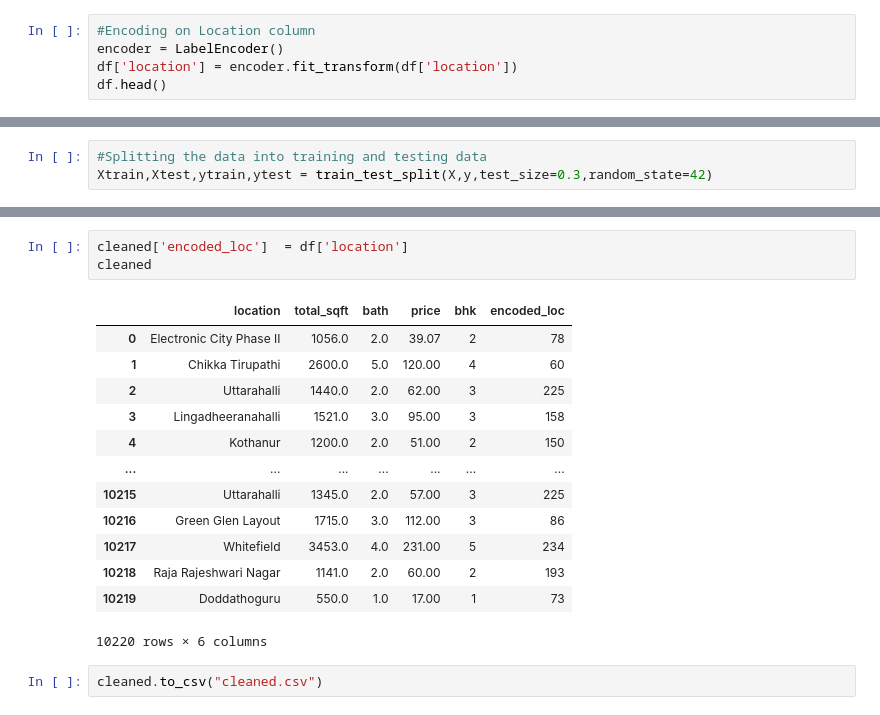
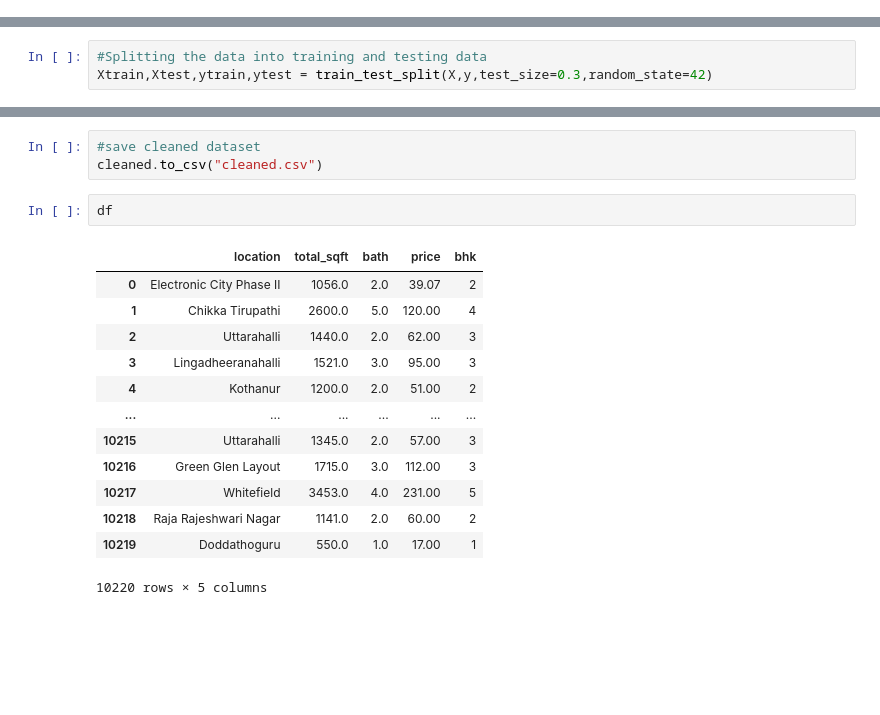
Before and after one commit to Taj1920/Bengaluru_house_price_predictor, a Jupyter notebook: model.ipynb, the cells around one changed output, grey strips where cells are left out. Drawn from its saved outputs; the diff is of its cells as text; blank space fills up the shorter version.

```diff
--- a/model.ipynb
+++ b/model.ipynb
@@ -295,8 +296,3 @@ df.head()
 cleaned = df.copy()
 # %% [markdown]
 Machine Learning
-# %%
-#Encoding on Location column
-encoder = LabelEncoder()
-df['location'] = encoder.fit_transform(df['location'])
-df.head()
@@ -363,19 +362,19 @@ df.head()
-# %%
-cleaned['encoded_loc']  = df['location']
-cleaned
-# %% [output]
-|  | location | total_sqft | bath | price | bhk | encoded_loc |
-| 0 | Electronic City Phase II | 1056.0 | 2.0 | 39.07 | 2 | 78 |
-| 1 | Chikka Tirupathi | 2600.0 | 5.0 | 120.00 | 4 | 60 |
-| 2 | Uttarahalli | 1440.0 | 2.0 | 62.00 | 3 | 225 |
-| 3 | Lingadheeranahalli | 1521.0 | 3.0 | 95.00 | 3 | 158 |
-| 4 | Kothanur | 1200.0 | 2.0 | 51.00 | 2 | 150 |
-| ... | ... | ... | ... | ... | ... | ... |
-| 10215 | Uttarahalli | 1345.0 | 2.0 | 57.00 | 3 | 225 |
-| 10216 | Green Glen Layout | 1715.0 | 3.0 | 112.00 | 3 | 86 |
-| 10217 | Whitefield | 3453.0 | 4.0 | 231.00 | 5 | 234 |
-| 10218 | Raja Rajeshwari Nagar | 1141.0 | 2.0 | 60.00 | 2 | 193 |
-| 10219 | Doddathoguru | 550.0 | 1.0 | 17.00 | 1 | 73 |
-10220 rows × 6 columns
 # %%
+#save cleaned dataset
 cleaned.to_csv("cleaned.csv")
+# %%
+df
+# %% [output]
+|  | location | total_sqft | bath | price | bhk |
+| 0 | Electronic City Phase II | 1056.0 | 2.0 | 39.07 | 2 |
+| 1 | Chikka Tirupathi | 2600.0 | 5.0 | 120.00 | 4 |
+| 2 | Uttarahalli | 1440.0 | 2.0 | 62.00 | 3 |
+| 3 | Lingadheeranahalli | 1521.0 | 3.0 | 95.00 | 3 |
+| 4 | Kothanur | 1200.0 | 2.0 | 51.00 | 2 |
+| ... | ... | ... | ... | ... | ... |
+| 10215 | Uttarahalli | 1345.0 | 2.0 | 57.00 | 3 |
+| 10216 | Green Glen Layout | 1715.0 | 3.0 | 112.00 | 3 |
+| 10217 | Whitefield | 3453.0 | 4.0 | 231.00 | 5 |
+| 10218 | Raja Rajeshwari Nagar | 1141.0 | 2.0 | 60.00 | 2 |
+| 10219 | Doddathoguru | 550.0 | 1.0 | 17.00 | 1 |
+10220 rows × 5 columns
```
Also changed, not shown: parts of 14 cells of this notebook, 7 other files.
